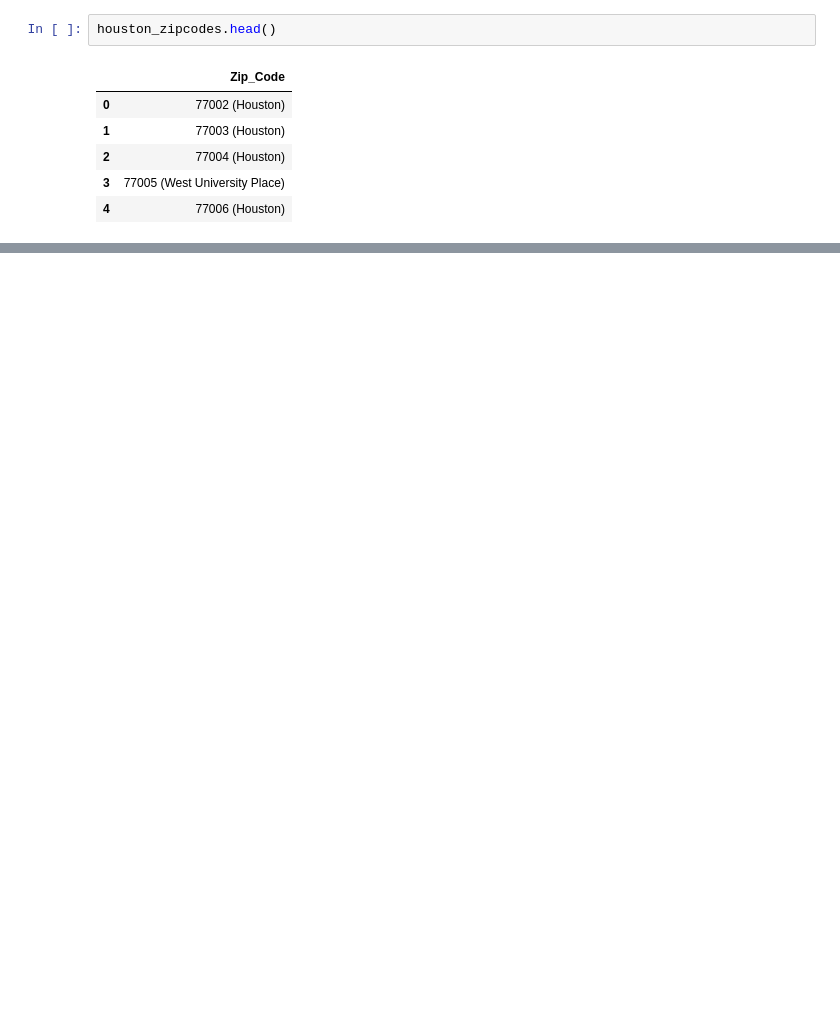
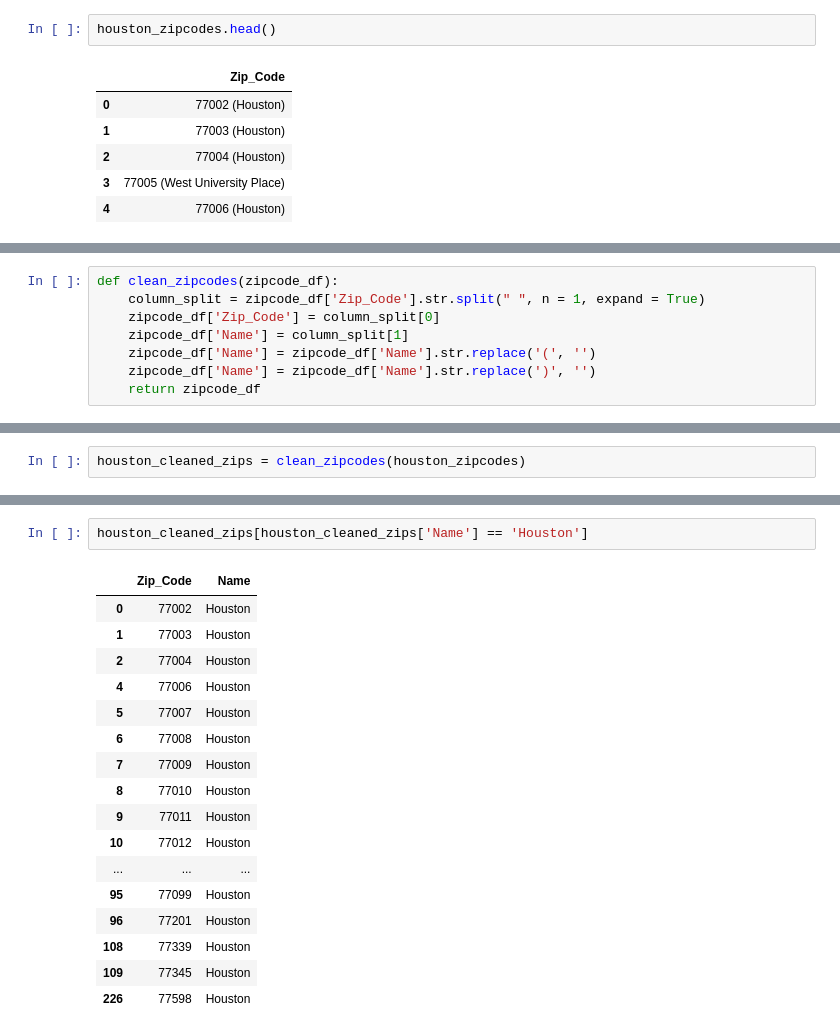
Before and after one commit to joshmiller32/Coursera_Capstone, a Jupyter notebook: zipcodes.ipynb, the cells around one changed output, grey strips where cells are left out. Saved outputs shown, nothing was run; the diff lists cells and outputs as text; blank space fills up the shorter version.

```diff
--- a/zipcodes.ipynb
+++ b/zipcodes.ipynb
@@ -91,0 +27,8 @@ houston_cleaned_zipcodes.to_csv('./Data/houston_cleaned_zipcodes.csv', index = F
+# %%
+def clean_zipcodes(zipcode_df):
+    column_split = zipcode_df['Zip_Code'].str.split(" ", n = 1, expand = True)
+    zipcode_df['Zip_Code'] = column_split[0]
+    zipcode_df['Name'] = column_split[1]
+    zipcode_df['Name'] = zipcode_df['Name'].str.replace('(', '')
+    zipcode_df['Name'] = zipcode_df['Name'].str.replace(')', '')
+    return zipcode_df
@@ -91,0 +435,2 @@ houston_cleaned_zipcodes.to_csv('./Data/houston_cleaned_zipcodes.csv', index = F
+# %%
+houston_cleaned_zips = clean_zipcodes(houston_zipcodes)
@@ -91,0 +466,20 @@ houston_cleaned_zipcodes.to_csv('./Data/houston_cleaned_zipcodes.csv', index = F
+# %%
+houston_cleaned_zips[houston_cleaned_zips['Name'] == 'Houston']
+# %% [output]
+|  | Zip_Code | Name |
+| 0 | 77002 | Houston |
+| 1 | 77003 | Houston |
+| 2 | 77004 | Houston |
+| 4 | 77006 | Houston |
+| 5 | 77007 | Houston |
+| 6 | 77008 | Houston |
+| 7 | 77009 | Houston |
+| 8 | 77010 | Houston |
+| 9 | 77011 | Houston |
+| 10 | 77012 | Houston |
+| ... | ... | ... |
+| 95 | 77099 | Houston |
+| 96 | 77201 | Houston |
+| 108 | 77339 | Houston |
+| 109 | 77345 | Houston |
+| 226 | 77598 | Houston |
```
Also changed, not shown: parts of 136 cells of this notebook, 8 other files.
